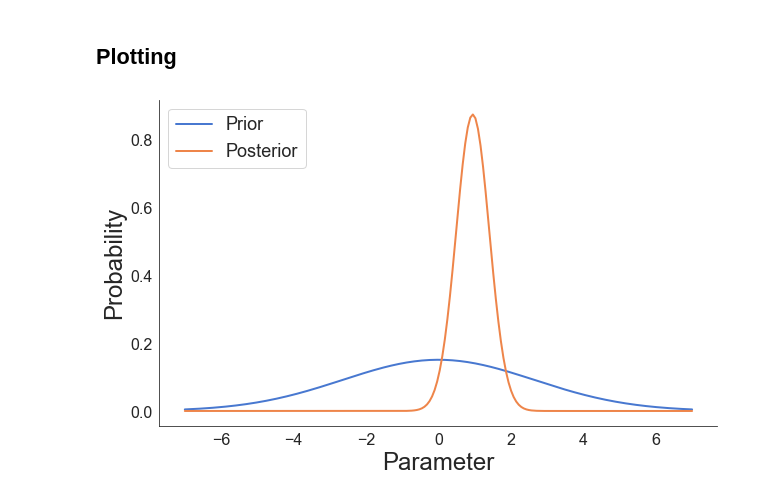
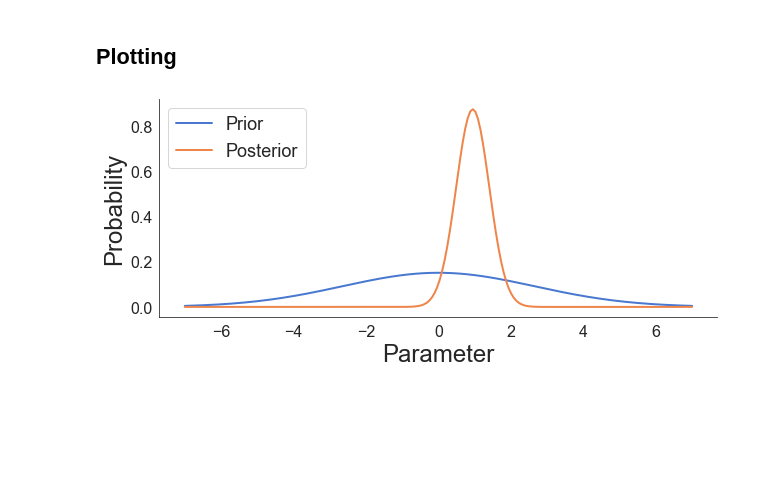
Before and after one commit to g-benton/hessian-eff-dim, a Jupyter notebook: experiments/blr/simple_plot.ipynb, the cells around one changed output. Cells and saved outputs as stored; diff of their text form; code cells hidden in the pictures; blank space fills up the shorter version.

```diff
--- a/experiments/blr/simple_plot.ipynb
+++ b/experiments/blr/simple_plot.ipynb
@@ -59,24 +59,24 @@ post_prob = post_dist.log_prob(domain).exp().squeeze()
 # %%
 import seaborn as sns
 sns.set_style("white")
 sns.set_palette("muted")
 leg_fs = 18
 title_fs = 30
 axis_fs = 24
 tick_fs = 16
 
-plt.figure(figsize=(10, 6))
+plt.figure(figsize=(10, 4))
 plt.plot(domain, prior_prob, label="Prior",
         linewidth=2.)
 plt.plot(domain, post_prob, label="Posterior",
         linewidth=2.)
 
 plt.legend(loc="upper left", fontsize=leg_fs)
 plt.xlabel("Parameter", fontsize=axis_fs)
 plt.ylabel("Probability", fontsize=axis_fs)
 plt.xticks(fontsize=tick_fs)
 plt.yticks(fontsize=tick_fs)
 sns.despine()
 plt.savefig("./posterior-contraction.pdf", bbox_inches="tight")
 # %% [output]
-[figure, old version]
+[figure, new version]
```
Also changed, not shown: 4 other files.
